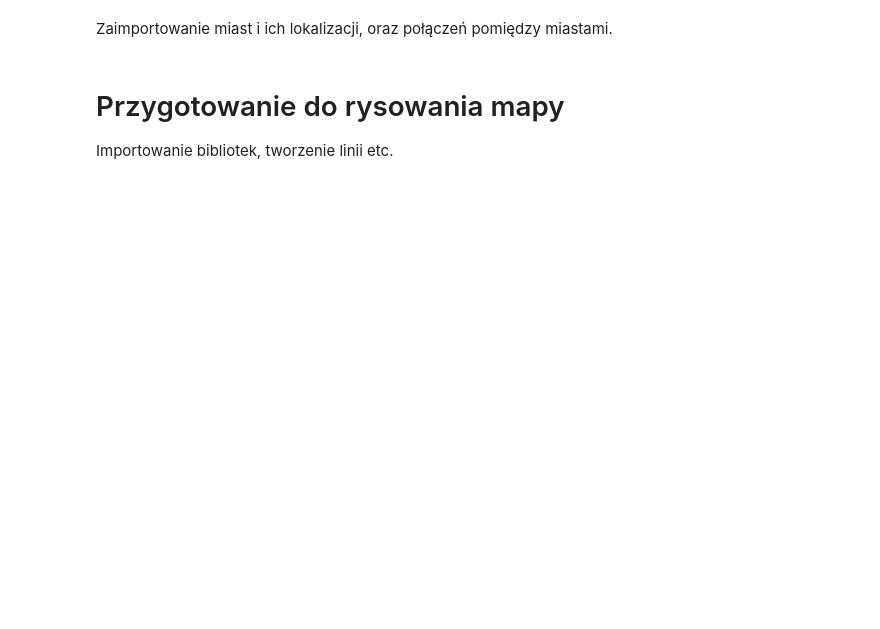
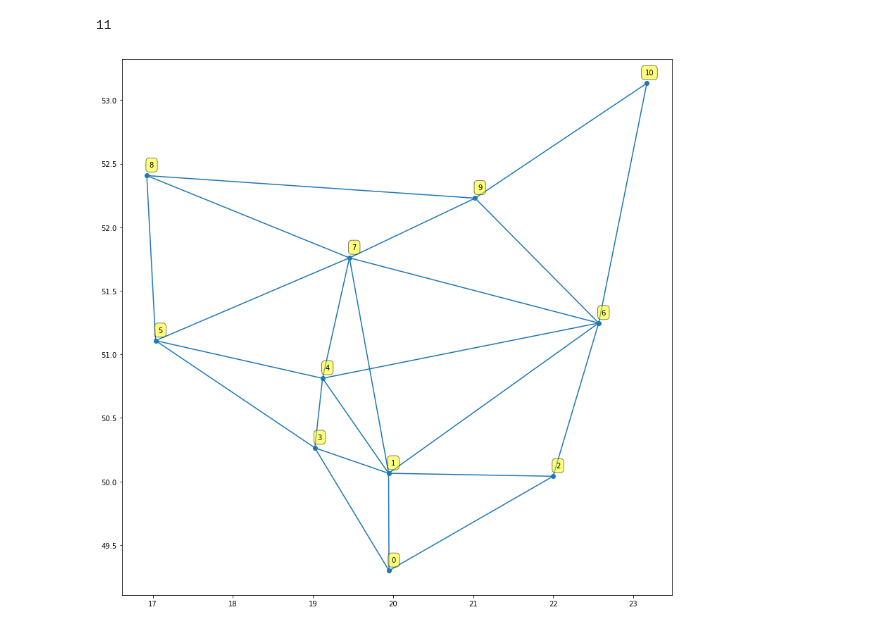
Before and after one commit to matthewgrzegorczyk/PathFinder, a Jupyter notebook: Wyznaczanie trasy.ipynb, the cells around one changed output. Drawn from its saved outputs; the diff is of its cells as text; code cells hidden in the pictures; blank space fills up the shorter version.

```diff
--- a/Wyznaczanie trasy.ipynb
+++ b/Wyznaczanie trasy.ipynb
@@ -1,15 +1,59 @@
-# %% [markdown]
-Zaimportowanie miast i ich lokalizacji, oraz połączeń pomiędzy miastami.
 # %%
 import HelperFunctions as helper
 cities = helper.import_cities('cities.txt')
 connections = helper.import_connections('connections.txt')
 
 citiesByIndex = list(cities.values())
+print(len(cities))
+# %% [output]
+11
-# %% [markdown]
-# Przygotowanie do rysowania mapy
-Importowanie bibliotek, tworzenie linii etc.
 # %%
+import matplotlib.pyplot as plt
+
+DATA = ((1, 3),
+        (2, 4),
+        (3, 1),
+        (4, 2))
+# dash_style =
+#     direction, length, (text)rotation, dashrotation, push
+# (The parameters are varied to show their effects,
+# not for visual appeal).
+dash_style = (
+    (0, 20, -15, 30, 10),
+    (1, 30, 0, 15, 10),
+    (0, 40, 15, 15, 10),
+    (1, 20, 30, 60, 10),
+    )
+
+fig, ax = plt.subplots(figsize=(14, 14))
+
+(y, x) = zip(*cities.values())
+ax.plot(x, y, 'o')
+
+for index, point in enumerate(cities.values()):
+    plt.annotate(
+        index,
+        xy=(point[1], point[0]),
+        xytext=(10, 10),
+        textcoords='offset points', ha='right', va='bottom',
+        bbox=dict(boxstyle='round,pad=0.5', fc='yellow', alpha=0.5),
+    )
+i = 0
+# for name, coords in cities.items():
+#     (x, y) = cities[name]
+#     (dd, dl, r, dr, dp) = dash_style[i]
+    #print('dashlen call %d' % dl)
+#     t = ax.text(x, y, str((x, y)), withdash=True,
+#                 dashdirection=dd,
+#                 dashlength=dl,
+#                 rotation=r,
+#                 dashrotation=dr,
+#                 dashpush=dp,
+#                 )
+#     i += 1
+#     i %= 4
+
+
 import matplotlib.lines as lines
 import matplotlib.text as mtext
 import matplotlib.transforms as mtransforms
@@ -21,30 +65,47 @@ class MyLine(lines.Line2D):
         lines.Line2D.__init__(self, *args, **kwargs)
 
         # we can't access the label attr until *after* the line is
         # inited
         self.text.set_text(self.get_label())
 
     def set_figure(self, figure):
         self.text.set_figure(figure)
         lines.Line2D.set_figure(self, figure)
 
     def set_axes(self, axes):
         self.text.set_axes(axes)
         lines.Line2D.set_axes(self, axes)
 
     def set_transform(self, transform):
         # 2 pixel offset
         texttrans = transform + mtransforms.Affine2D().translate(2, 2)
         self.text.set_transform(texttrans)
         lines.Line2D.set_transform(self, transform)
 
     def set_data(self, x, y):
         if len(x):
             self.text.set_position((x[-1], y[-1]))
 
         lines.Line2D.set_data(self, x, y)
 
     def draw(self, renderer):
         # draw my label at the end of the line with 2 pixel offset
         lines.Line2D.draw(self, renderer)
         self.text.draw(renderer)
+
+
+# Rysowanie linii.
+for conn, distance in connections.items():
+    A, B = conn.split(',')
+    A = int(A)
+    B = int(B)
+    y, x = zip(citiesByIndex[A], citiesByIndex[B])
+    # print(x, y)
+    line = MyLine(x, y, mfc='red', ms=12)
+    line.text.set_color('red')
+    line.text.set_fontsize(16)
+    ax.add_line(line)
+
+plt.show()
+# %% [output]
+[figure, added]
```
Also changed, not shown: parts of 4 cells of this notebook, 1 other file.
